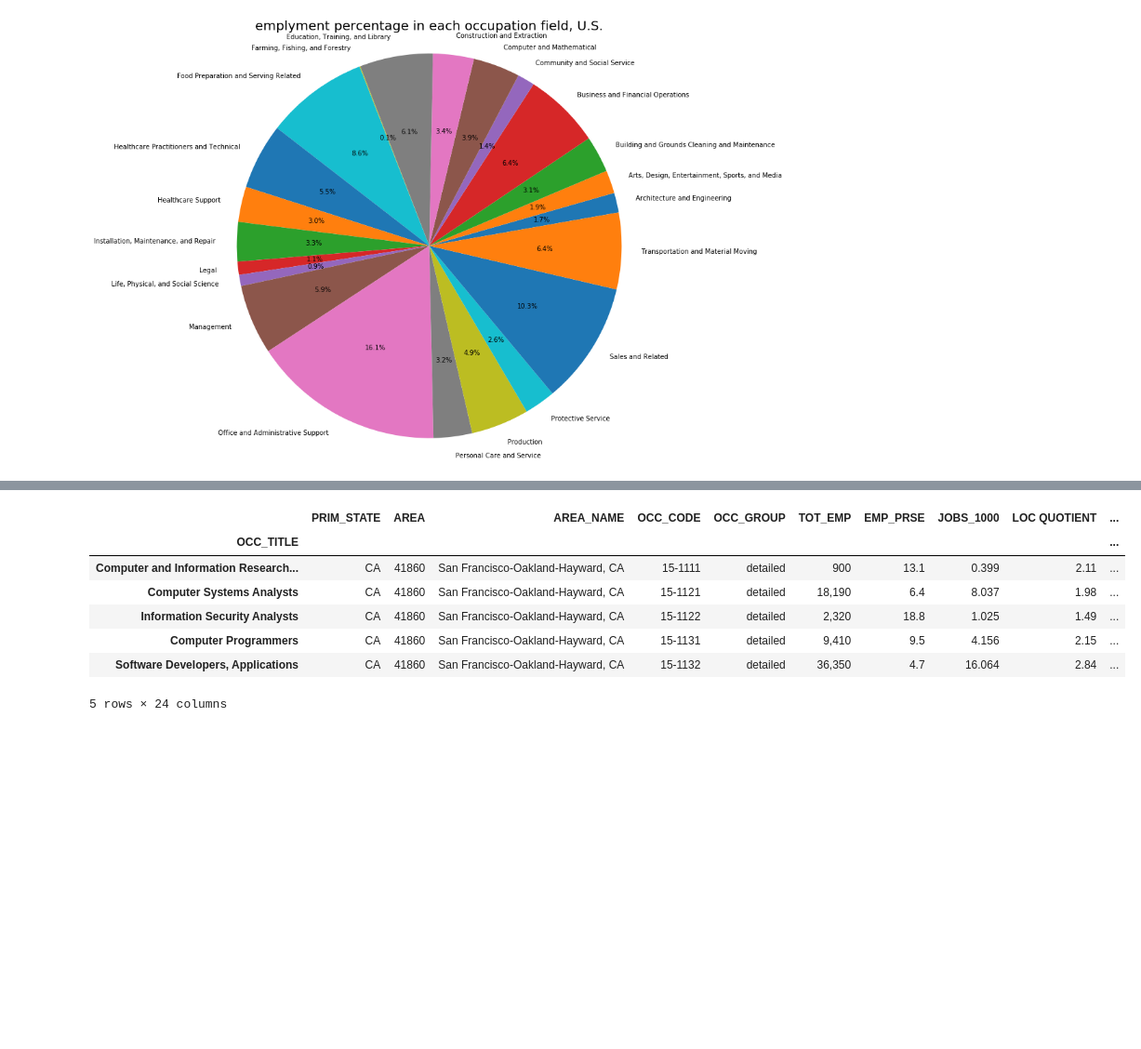
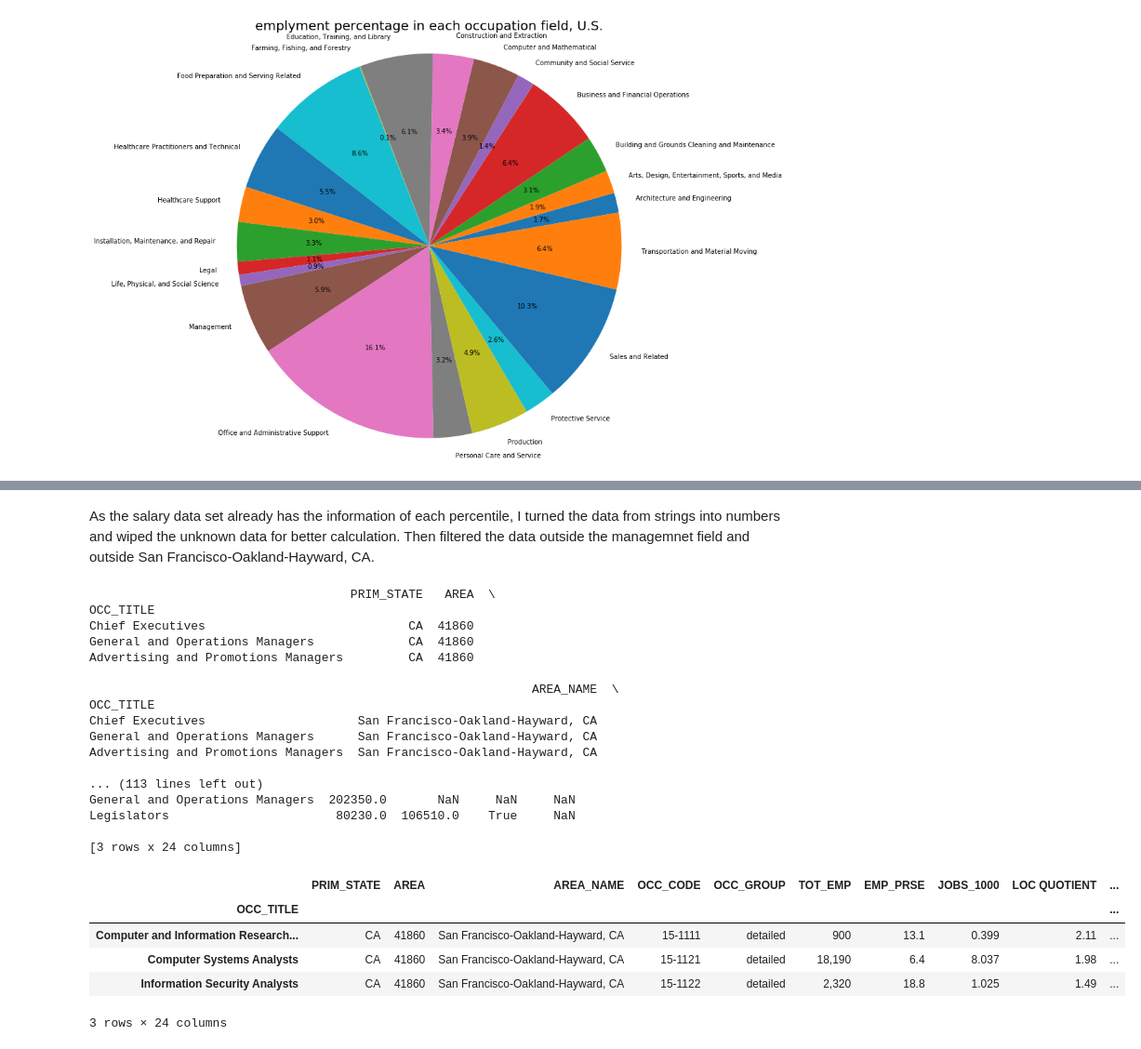
Before and after one commit to michelle604/Data-Science-Intro-Project, a Jupyter notebook: final project.ipynb, the cells around one changed output, grey strips where cells are left out. Shown at 93% size. Drawn from its saved outputs; the diff is of its cells as text; code cells hidden in the pictures; blank space fills up the shorter version.

```diff
--- a/final project.ipynb
+++ b/final project.ipynb
@@ -259,38 +308,83 @@ The result showed that each job didn't distribute evenly. In fact, the Office an
+# %% [markdown]
+As the salary data set already has the information of each percentile, I turned the data from strings into numbers and wiped the unknown data for better calculation. Then filtered the data outside the managemnet field and outside San Francisco-Oakland-Hayward, CA.
 # %%
 jobs = pd.read_csv('occupations.csv')
 
 #transfer the H_MEAN or A_MEAN or JOBS_1000 number from string to float
+jobs['H_PCT10'] = jobs['H_PCT10'].str.replace(',', '')
+jobs['H_PCT25'] = jobs['H_PCT25'].str.replace(',', '')
+jobs['H_MEDIAN'] = jobs['H_MEDIAN'].str.replace(',', '')
+jobs['H_PCT75'] = jobs['H_PCT75'].str.replace(',', '')
+jobs['H_PCT90'] = jobs['H_PCT90'].str.replace(',', '')
+jobs['H_PCT10'] = pd.to_numeric(jobs.H_PCT10, errors='coerce')
+jobs['H_PCT25'] = pd.to_numeric(jobs.H_PCT25, errors='coerce')
+jobs['H_MEDIAN'] = pd.to_numeric(jobs.H_MEDIAN, errors='coerce')
+jobs['H_PCT75'] = pd.to_numeric(jobs.H_PCT75, errors='coerce')
+jobs['H_PCT90'] = pd.to_numeric(jobs.H_PCT90, errors='coerce')
+
 jobs['A_PCT10'] = jobs['A_PCT10'].str.replace(',', '')
 jobs['A_PCT25'] = jobs['A_PCT25'].str.replace(',', '')
 jobs['A_MEDIAN'] = jobs['A_MEDIAN'].str.replace(',', '')
 jobs['A_PCT75'] = jobs['A_PCT75'].str.replace(',', '')
 jobs['A_PCT90'] = jobs['A_PCT90'].str.replace(',', '')
 jobs['A_PCT10'] = pd.to_numeric(jobs.A_PCT10, errors='coerce')
 jobs['A_PCT25'] = pd.to_numeric(jobs.A_PCT25, errors='coerce')
 jobs['A_MEDIAN'] = pd.to_numeric(jobs.A_MEDIAN, errors='coerce')
 jobs['A_PCT75'] = pd.to_numeric(jobs.A_PCT75, errors='coerce')
 jobs['A_PCT90'] = pd.to_numeric(jobs.A_PCT90, errors='coerce')
 
 #drop the word'Occupations' in each row of OCC_TITLE
 jobs['OCC_TITLE'] = jobs['OCC_TITLE'].str.replace('Occupations', '')
 
 #delete the rows without value
-job=jobs[jobs['A_PCT10'].notnull()]
+job=jobs[jobs['H_PCT10'].notnull()]
+jobA=jobs[jobs['A_PCT10'].notnull()]
 
 #filter the data without'major'
 detail = job[job['OCC_GROUP'].str.contains('detailed')]
-subCA = detail[detail['OCC_CODE'].str.contains('15-')]
+subCA = detail[detail['OCC_CODE'].str.contains('11-')]
 sub = subCA[subCA['AREA_NAME'].str.contains('San Francisco-Oakland-Hayward, CA')]
 sub_new=sub.set_index('OCC_TITLE')
-sub_new.head()
+print(sub_new.head(3))
+
+subCA2 = detail[detail['OCC_CODE'].str.contains('15-')]
+sub2 = subCA2[subCA2['AREA_NAME'].str.contains('San Francisco-Oakland-Hayward, CA')]
+sub_new2=sub2.set_index('OCC_TITLE')
+print(sub_new2.head(3))
+
+detailA = jobA[jobA['OCC_GROUP'].str.contains('detailed')]
+subCAA = detailA[detailA['OCC_CODE'].str.contains('11-')]
+subA = subCAA[subCAA['AREA_NAME'].str.contains('San Francisco-Oakland-Hayward, CA')]
+sub_newA = subA.set_index('OCC_TITLE')
+print(sub_newA.head(3))
+
+subCA2 = detailA[detailA['OCC_CODE'].str.contains('15-')]
+subA2 = subCA2[subCA2['AREA_NAME'].str.contains('San Francisco-Oakland-Hayward, CA')]
+sub_newA2 = subA2.set_index('OCC_TITLE')
+sub_newA2.head(3)
 # %% [output]
+                                    PRIM_STATE   AREA  \
+OCC_TITLE
+Chief Executives                            CA  41860
+General and Operations Managers             CA  41860
+Advertising and Promotions Managers         CA  41860
+
+                                                             AREA_NAME  \
+OCC_TITLE
+Chief Executives                     San Francisco-Oakland-Hayward, CA
+General and Operations Managers      San Francisco-Oakland-Hayward, CA
+Advertising and Promotions Managers  San Francisco-Oakland-Hayward, CA
+
+... (113 lines left out)
+General and Operations Managers  202350.0       NaN     NaN     NaN
+Legislators                       80230.0  106510.0    True     NaN
+
+[3 rows x 24 columns]
 |  | PRIM_STATE | AREA | AREA_NAME | OCC_CODE | OCC_GROUP | TOT_EMP | EMP_PRSE | JOBS_1000 | LOC QUOTIENT | ... |
 | OCC_TITLE |  |  |  |  |  |  |  |  |  | ... |
 | Computer and Information Research... | CA | 41860 | San Francisco-Oakland-Hayward, CA | 15-1111 | detailed | 900 | 13.1 | 0.399 | 2.11 | ... |
 | Computer Systems Analysts | CA | 41860 | San Francisco-Oakland-Hayward, CA | 15-1121 | detailed | 18,190 | 6.4 | 8.037 | 1.98 | ... |
 | Information Security Analysts | CA | 41860 | San Francisco-Oakland-Hayward, CA | 15-1122 | detailed | 2,320 | 18.8 | 1.025 | 1.49 | ... |
-| Computer Programmers | CA | 41860 | San Francisco-Oakland-Hayward, CA | 15-1131 | detailed | 9,410 | 9.5 | 4.156 | 2.15 | ... |
-| Software Developers, Applications | CA | 41860 | San Francisco-Oakland-Hayward, CA | 15-1132 | detailed | 36,350 | 4.7 | 16.064 | 2.84 | ... |
-5 rows × 24 columns
+3 rows × 24 columns
 # %%
 import seaborn as sns
```
Also changed, not shown: parts of 22 cells of this notebook.
